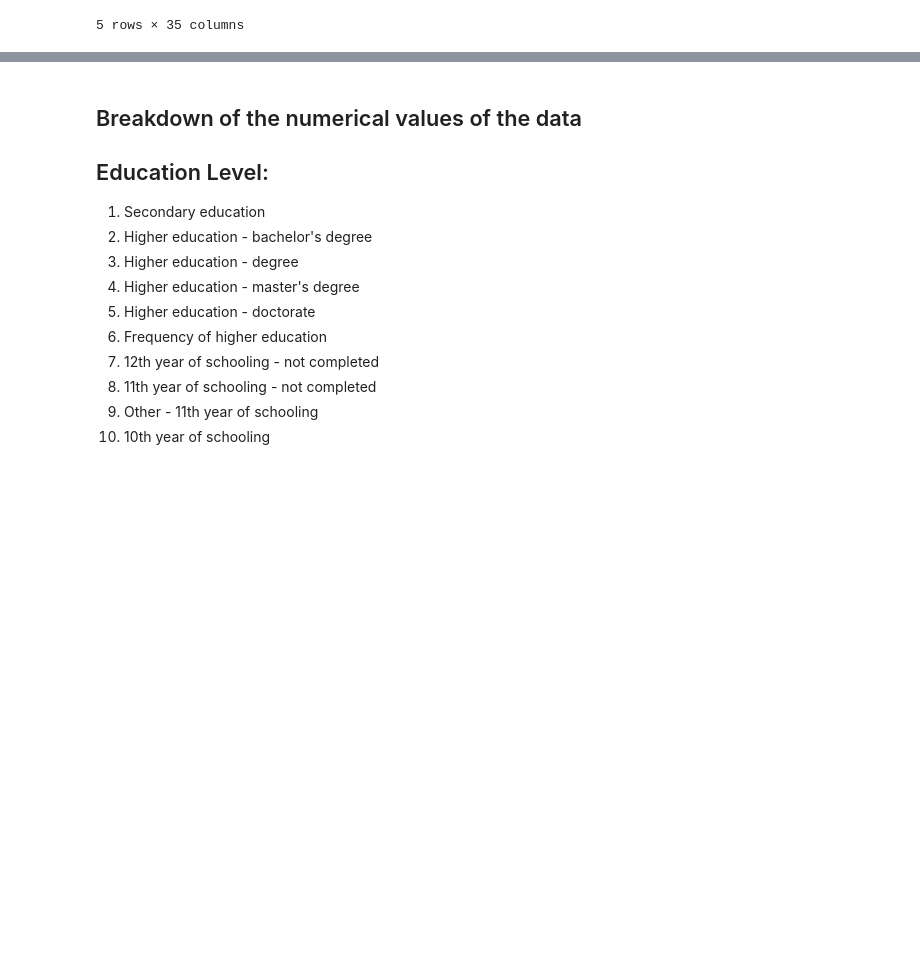
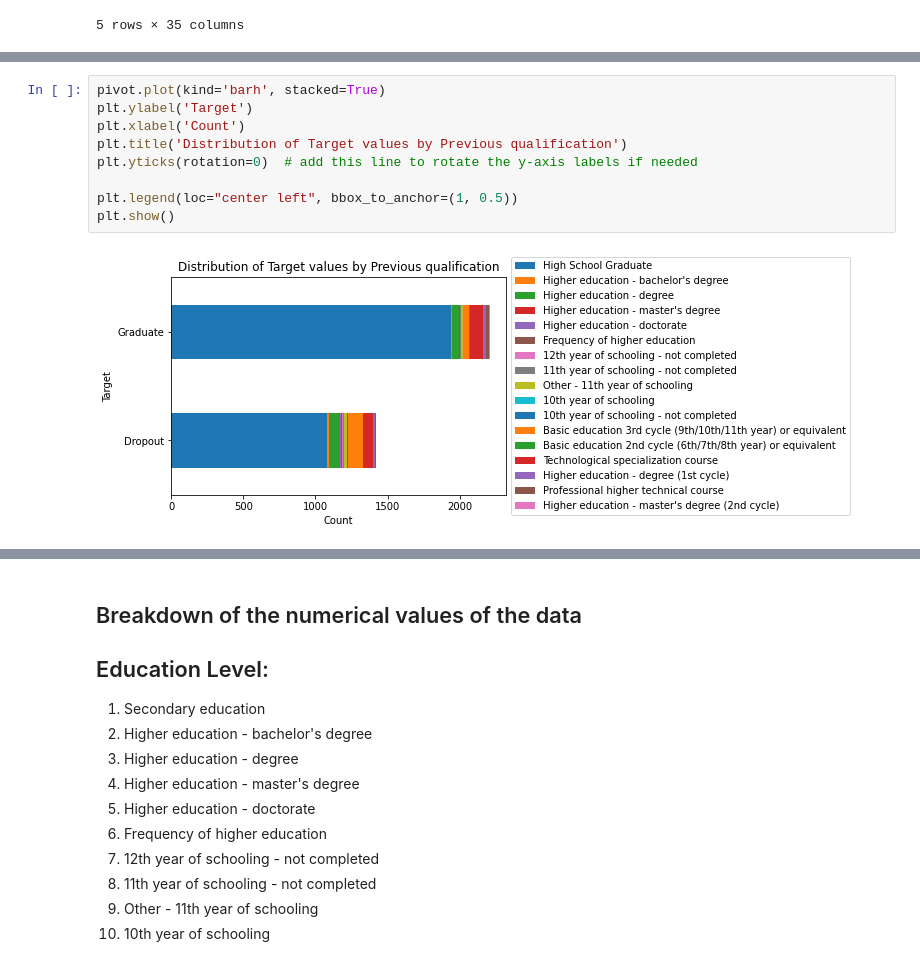
Before and after one commit to mlister3/Student_Success_Predictors, a Jupyter notebook: data.ipynb, the cells around one changed output, grey strips where cells are left out. Saved outputs shown, nothing was run; the diff lists cells and outputs as text; blank space fills up the shorter version.

```diff
--- a/data.ipynb
+++ b/data.ipynb
@@ -23,0 +135,11 @@ df.head()
+# %%
+pivot.plot(kind='barh', stacked=True)
+plt.ylabel('Target')
+plt.xlabel('Count')
+plt.title('Distribution of Target values by Previous qualification')
+plt.yticks(rotation=0)  # add this line to rotate the y-axis labels if needed
+
+plt.legend(loc="center left", bbox_to_anchor=(1, 0.5))
+plt.show()
+# %% [output]
+[figure, added]
```
Also changed, not shown: parts of 32 cells of this notebook, 2 other files.
